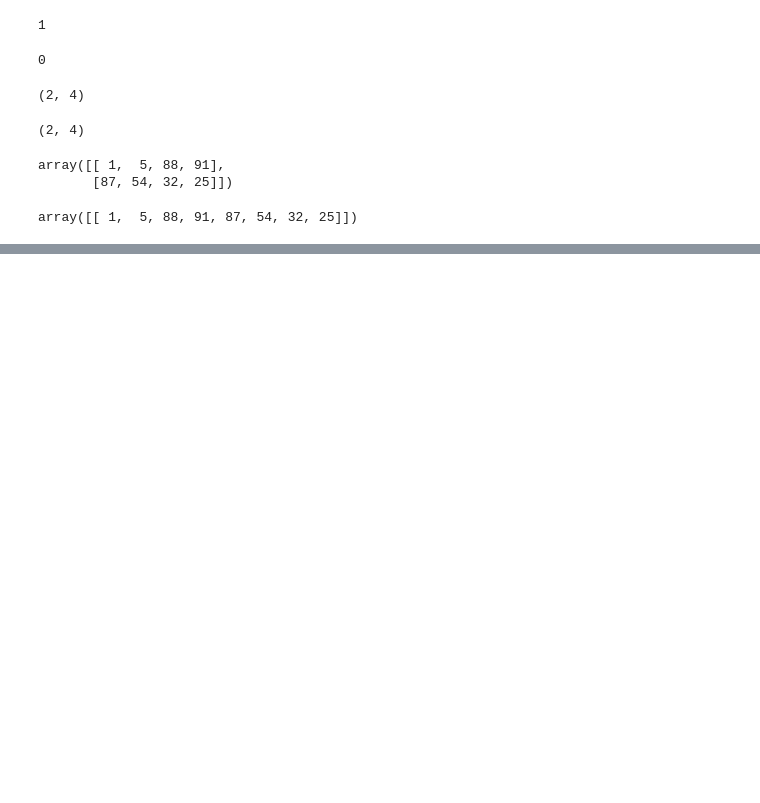
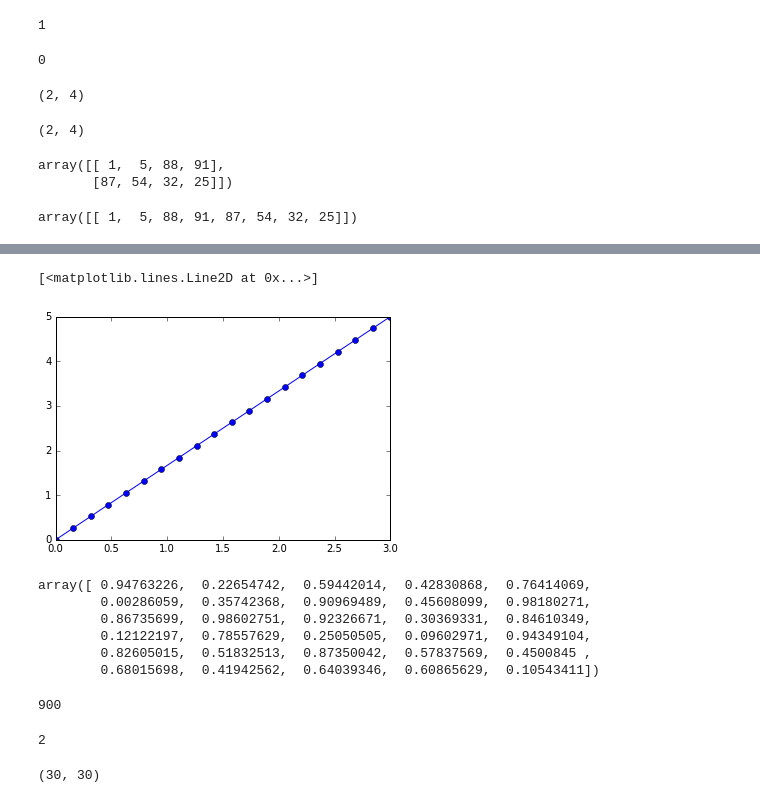
Before and after one commit to learningwithdg/datascience, a Jupyter notebook: numpy/basics.ipynb, the cells around one changed output, grey strips where cells are left out. Saved outputs shown, nothing was run; the diff lists cells and outputs as text; code cells hidden in the pictures; blank space fills up the shorter version.

```diff
--- a/numpy/basics.ipynb
+++ b/numpy/basics.ipynb
@@ -181,0 +286,5 @@ array([[ 1,  5, 88, 91, 87, 54, 32, 25]])
+# %%
+plot(x, y, 'o-')
+# %% [output]
+[<matplotlib.lines.Line2D at 0x...>]
+[figure, added]
@@ -181,0 +293,21 @@ array([[ 1,  5, 88, 91, 87, 54, 32, 25]])
+# %%
+image[0]
+# %% [output]
+array([ 0.94763226,  0.22654742,  0.59442014,  0.42830868,  0.76414069,
+        0.00286059,  0.35742368,  0.90969489,  0.45608099,  0.98180271,
+        0.86735699,  0.98602751,  0.92326671,  0.30369331,  0.84610349,
+        0.12122197,  0.78557629,  0.25050505,  0.09602971,  0.94349104,
+        0.82605015,  0.51832513,  0.87350042,  0.57837569,  0.4500845 ,
+        0.68015698,  0.41942562,  0.64039346,  0.60865629,  0.10543411])
+# %%
+image.size
+# %% [output]
+900
+# %%
+image.ndim
+# %% [output]
+2
+# %%
+np.shape(image)
+# %% [output]
+(30, 30)
```
Also changed, not shown: parts of 83 cells of this notebook.
